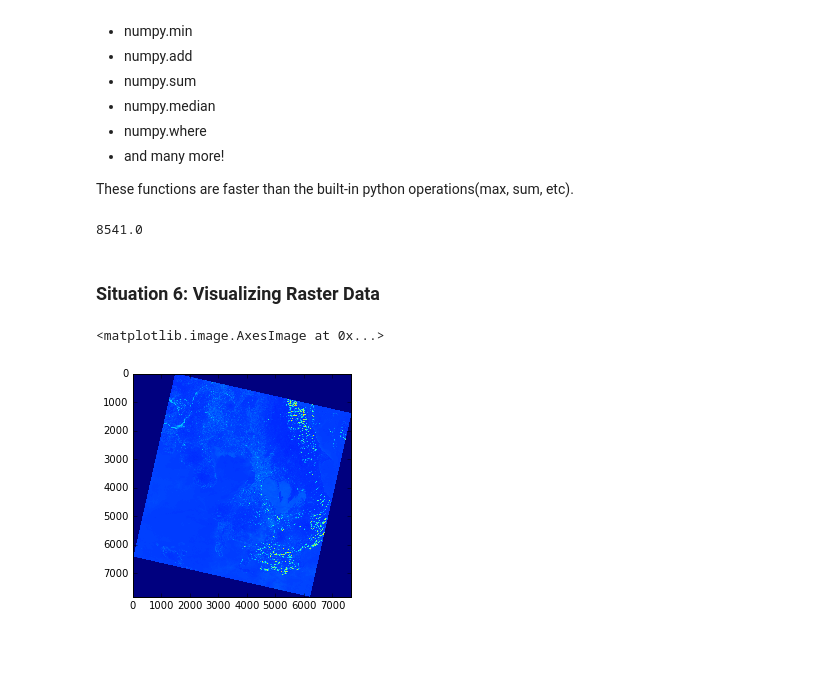
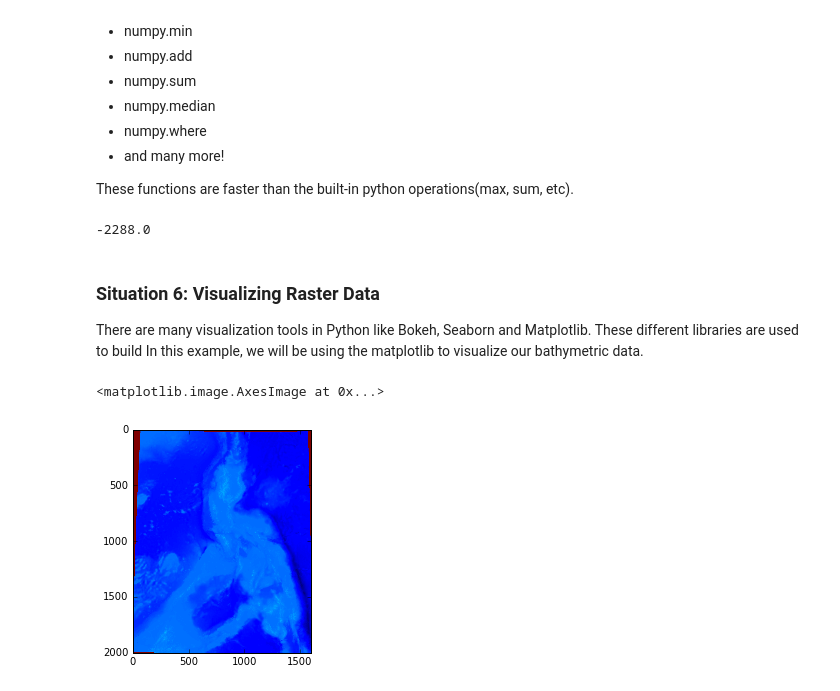
Before and after one commit to lkpanganiban/geopython-tutorial, a Jupyter notebook: GeoPython Workshop.ipynb, the cells around one changed output. Drawn from its saved outputs; the diff is of its cells as text; code cells hidden in the pictures; blank space fills up the shorter version.

````diff
--- a/GeoPython Workshop.ipynb
+++ b/GeoPython Workshop.ipynb
@@ -383,9 +386,10 @@ import rasterio # rasterio is used to read and write raster images
 
 # Register format drivers from GDAL like tiff images
 with rasterio.drivers():
-    with rasterio.open('data/raster/band2.TIF') as src:
-        band2 = src.read() # rasterio automatically reads the whole image as an multi-dimensional array
-        # print(type(band2))
+    with rasterio.open('data/raster/bathymetry.tif') as src:
+        bathymetry = src.read() # rasterio automatically reads the whole image as an multi-dimensional array
+        # print(type(bathymetry))
+        # print(src.width)
 # %% [markdown]
 Rasterio automatically represents the image as an array. We can now implement matrix operations on to our image. The matrix generated by rasterio is represented by ```[z][y][x]``` or ```[band_number][row][col]``` You can access a specific element of the matrix using matrix_name[band_number][row][col]<br />
 
@@ -407,15 +411,16 @@ Numpy also has some built-in functions which you can use. Some functions include
 
 These functions are faster than the built-in python operations(max, sum, etc).
 # %%
-numpy.median(band2) # no need for loops!
+numpy.median(bathymetry) # no need for loops!
 # %% [output]
-8541.0
+-2288.0
-# %% [markdown]
-### Situation 6: Visualizing Raster Data
+# %% [markdown]
+### Situation 6: Visualizing Raster Data
+There are many visualization tools in Python like Bokeh, Seaborn and Matplotlib. These different libraries are used to build In this example, we will be using the matplotlib to visualize our bathymetric data.
 # %%
 %matplotlib inline
 import matplotlib.pyplot as plt
-plt.imshow(band2[0])
+plt.imshow(bathymetry[0])
 # %% [output]
 <matplotlib.image.AxesImage at 0x...>
-[figure, old version]
+[figure, new version]
````
Also changed, not shown: parts of 15 cells of this notebook, 1 other file.
